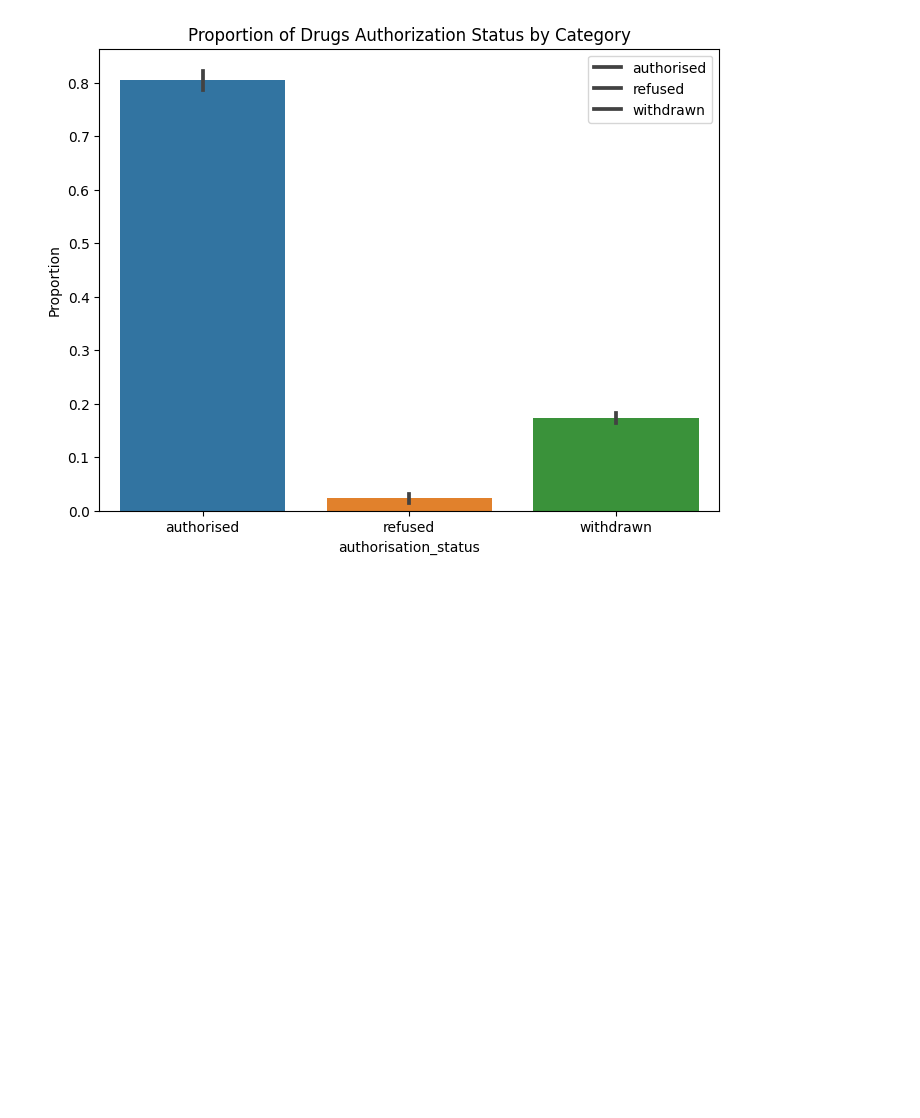
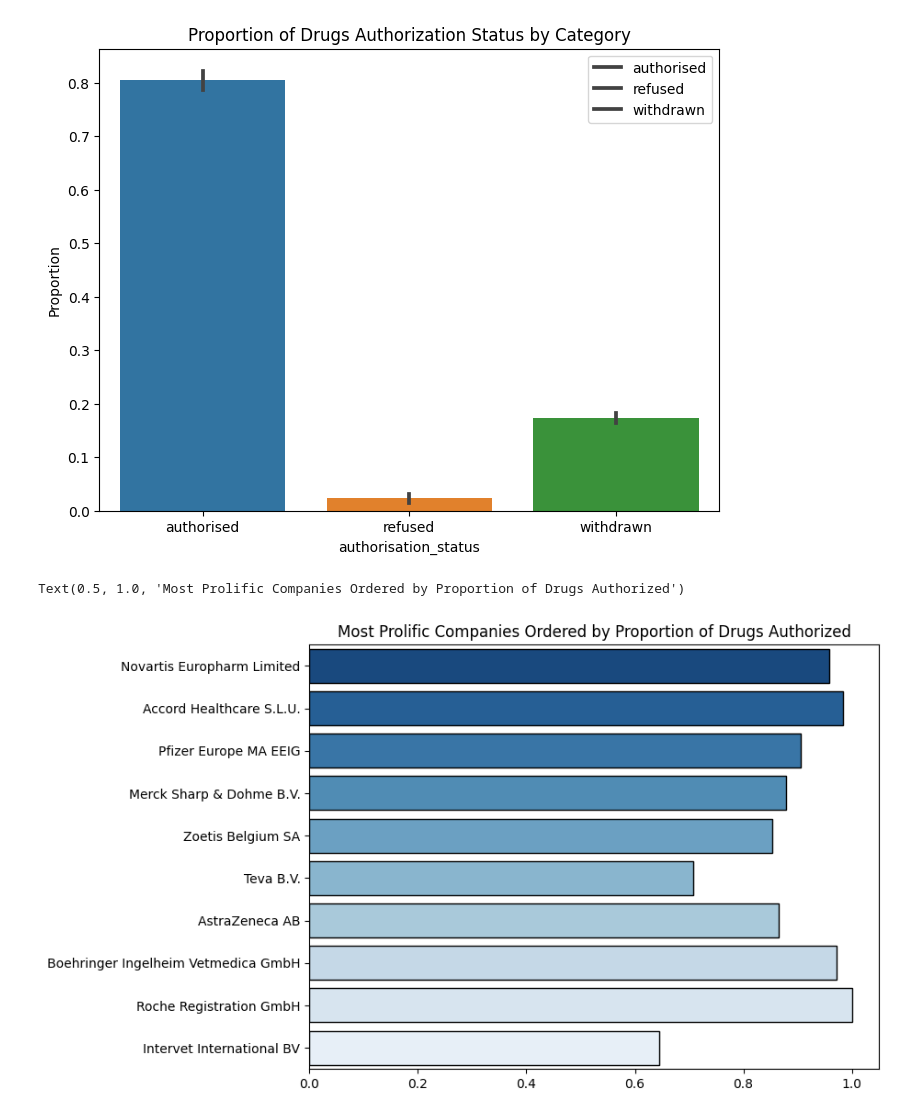
Before and after one commit to MattHondrakis/Python-Data-Science, a Jupyter notebook: Drugs.ipynb, the cells around one changed output. Saved outputs shown, nothing was run; the diff lists cells and outputs as text; code cells hidden in the pictures; blank space fills up the shorter version.

Commit message:
most prolific companies

```diff
--- a/Drugs.ipynb
+++ b/Drugs.ipynb
@@ -88,3 +88,23 @@ plt.legend(title="", labels=authorization_proportions.columns)
 plt.show()
 # %% [output]
 [figure]
+# %%
+company_stats = (
+    drugs.groupby("marketing_authorisation_holder_company_name")
+    .agg(n=("marketing_authorisation_holder_company_name", "count"), prop=("authorisation_status", lambda x: (x == "authorised").mean()))
+    .sort_values(by=["n", "prop"], ascending=False)
+    .reset_index()
+    .head(10)
+)
+
+# Plot the result
+plt.figure(figsize=(8, 6))
+sns.barplot(
+    data=company_stats, x="prop", y="marketing_authorisation_holder_company_name", palette="Blues_r", linewidth=1, edgecolor="black"
+)
+plt.ylabel("")
+plt.xlabel("")
+plt.title("Most Prolific Companies Ordered by Proportion of Drugs Authorized")
+# %% [output]
+Text(0.5, 1.0, 'Most Prolific Companies Ordered by Proportion of Drugs Authorized')
+[figure, added]
```
Also changed, not shown: parts of 1 cell of this notebook.
